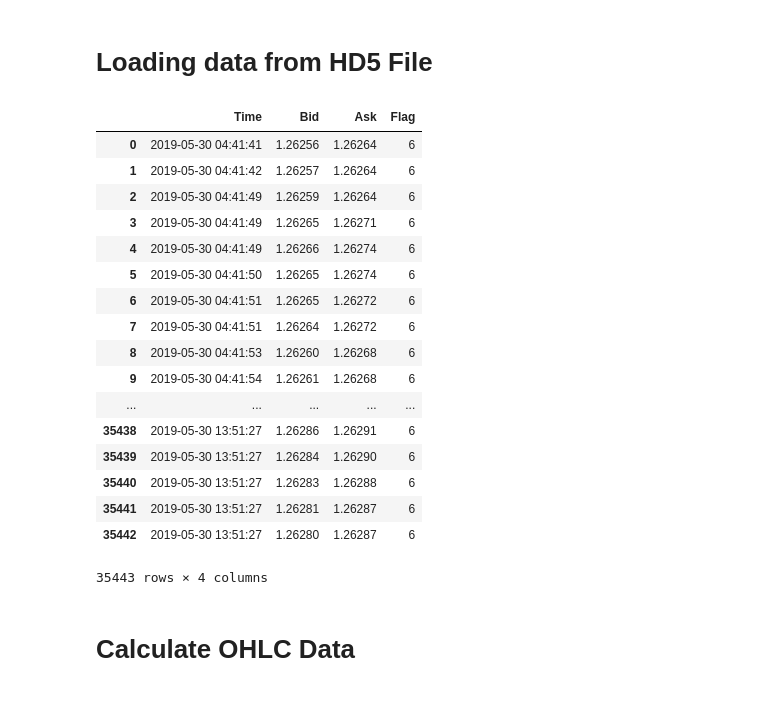
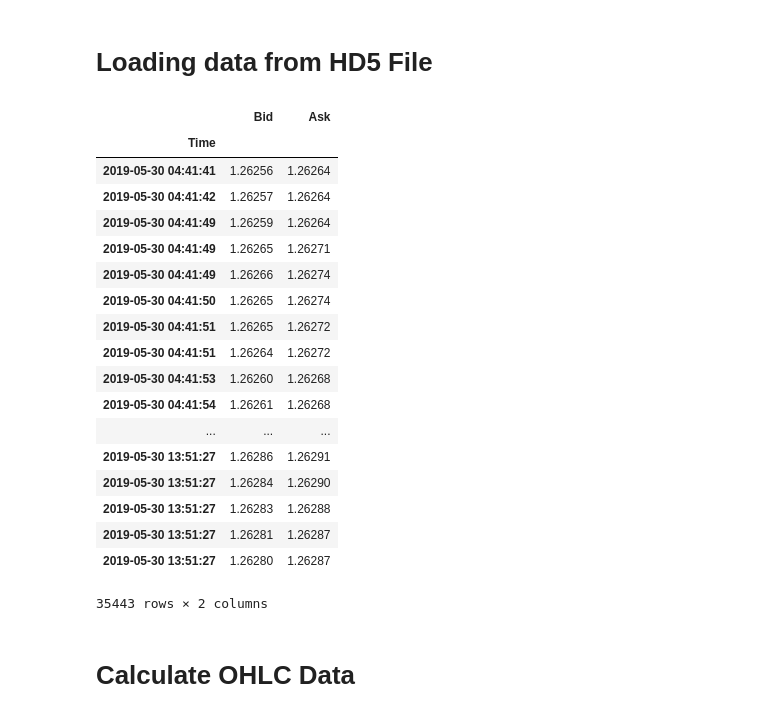
Before and after one commit to UmaisZahid/MetaTrader-Python-Tick-Acquisition, a Jupyter notebook: Testing Subscription Tick Data.ipynb, the cells around one changed output. Cells and saved outputs as stored; diff of their text form; code cells hidden in the pictures.

```diff
--- a/Testing Subscription Tick Data.ipynb
+++ b/Testing Subscription Tick Data.ipynb
@@ -201,28 +201,32 @@ hdf['testdata']
 [GBPUSD] 2019.05.30 13:52:39 (1.262790/1.262850) BID/ASK
 # %% [markdown]
 # Loading data from HD5 File
-# %%
-readDataFrame = pd.read_hdf('testTickData.h5')
-readDataFrame
-# %% [output]
-|  | Time | Bid | Ask | Flag |
-| 0 | 2019-05-30 04:41:41 | 1.26256 | 1.26264 | 6 |
-| 1 | 2019-05-30 04:41:42 | 1.26257 | 1.26264 | 6 |
-| 2 | 2019-05-30 04:41:49 | 1.26259 | 1.26264 | 6 |
-| 3 | 2019-05-30 04:41:49 | 1.26265 | 1.26271 | 6 |
-| 4 | 2019-05-30 04:41:49 | 1.26266 | 1.26274 | 6 |
-| 5 | 2019-05-30 04:41:50 | 1.26265 | 1.26274 | 6 |
-| 6 | 2019-05-30 04:41:51 | 1.26265 | 1.26272 | 6 |
-| 7 | 2019-05-30 04:41:51 | 1.26264 | 1.26272 | 6 |
-| 8 | 2019-05-30 04:41:53 | 1.26260 | 1.26268 | 6 |
-| 9 | 2019-05-30 04:41:54 | 1.26261 | 1.26268 | 6 |
-| ... | ... | ... | ... | ... |
-| 35438 | 2019-05-30 13:51:27 | 1.26286 | 1.26291 | 6 |
-| 35439 | 2019-05-30 13:51:27 | 1.26284 | 1.26290 | 6 |
-| 35440 | 2019-05-30 13:51:27 | 1.26283 | 1.26288 | 6 |
-| 35441 | 2019-05-30 13:51:27 | 1.26281 | 1.26287 | 6 |
-| 35442 | 2019-05-30 13:51:27 | 1.26280 | 1.26287 | 6 |
-35443 rows × 4 columns
+# %%
+readDataFrame = pd.read_hdf('testTickData.h5')
+readDataFrame.set_index('Time').loc[:,'Bid':'Ask']
+#truncatedDataFrame = readDataFrame
+#truncatedDataFrame['Time'] = truncatedDataFrame['Time'].dt.floor('S')
+#truncatedDataFrame
+# %% [output]
+|  | Bid | Ask |
+| Time |  |  |
+| 2019-05-30 04:41:41 | 1.26256 | 1.26264 |
+| 2019-05-30 04:41:42 | 1.26257 | 1.26264 |
+| 2019-05-30 04:41:49 | 1.26259 | 1.26264 |
+| 2019-05-30 04:41:49 | 1.26265 | 1.26271 |
+| 2019-05-30 04:41:49 | 1.26266 | 1.26274 |
+| 2019-05-30 04:41:50 | 1.26265 | 1.26274 |
+| 2019-05-30 04:41:51 | 1.26265 | 1.26272 |
+| 2019-05-30 04:41:51 | 1.26264 | 1.26272 |
+| 2019-05-30 04:41:53 | 1.26260 | 1.26268 |
+| 2019-05-30 04:41:54 | 1.26261 | 1.26268 |
+| ... | ... | ... |
+| 2019-05-30 13:51:27 | 1.26286 | 1.26291 |
+| 2019-05-30 13:51:27 | 1.26284 | 1.26290 |
+| 2019-05-30 13:51:27 | 1.26283 | 1.26288 |
+| 2019-05-30 13:51:27 | 1.26281 | 1.26287 |
+| 2019-05-30 13:51:27 | 1.26280 | 1.26287 |
+35443 rows × 2 columns
 # %% [markdown]
 # Calculate OHLC Data
 # %%
```
Also changed, not shown: 3 other files.
